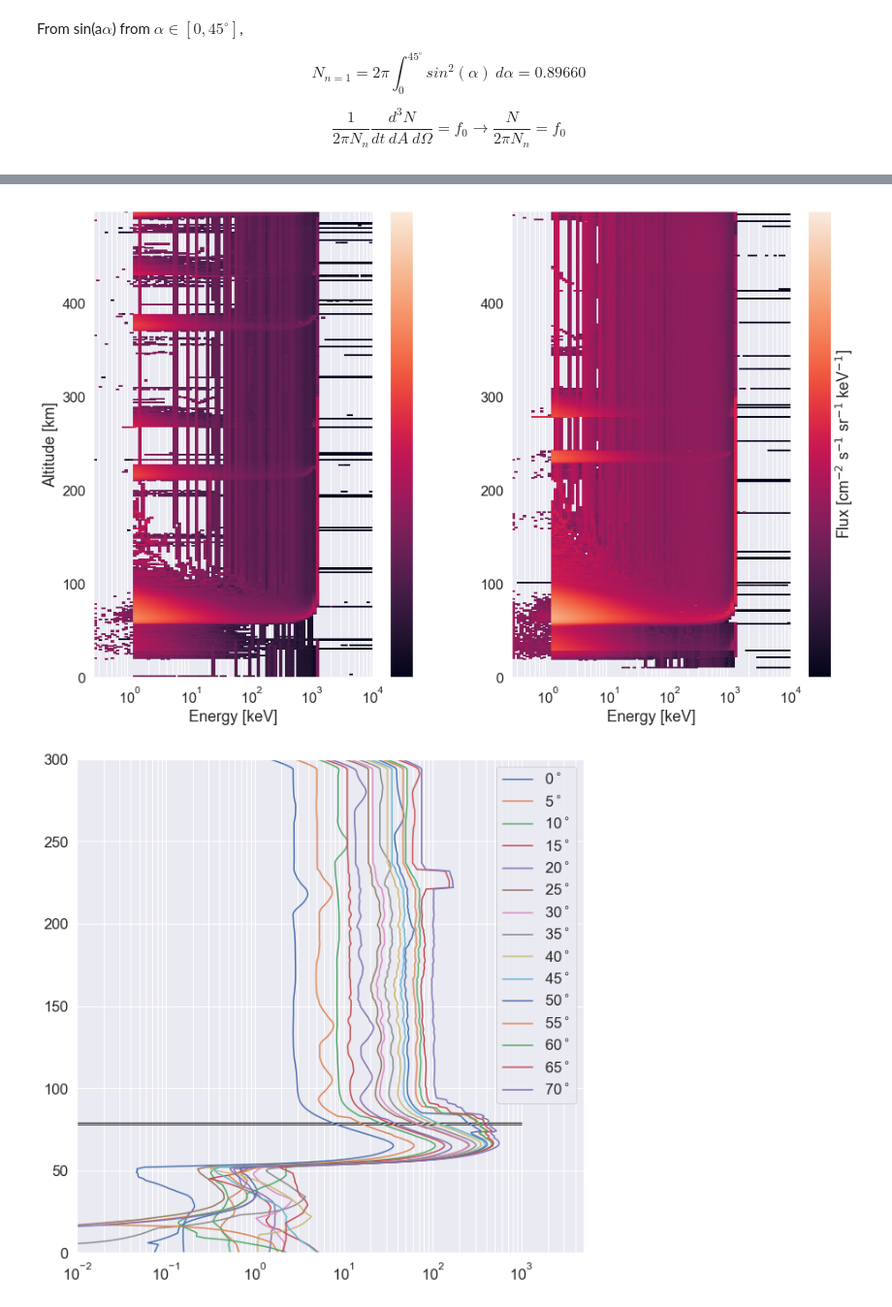
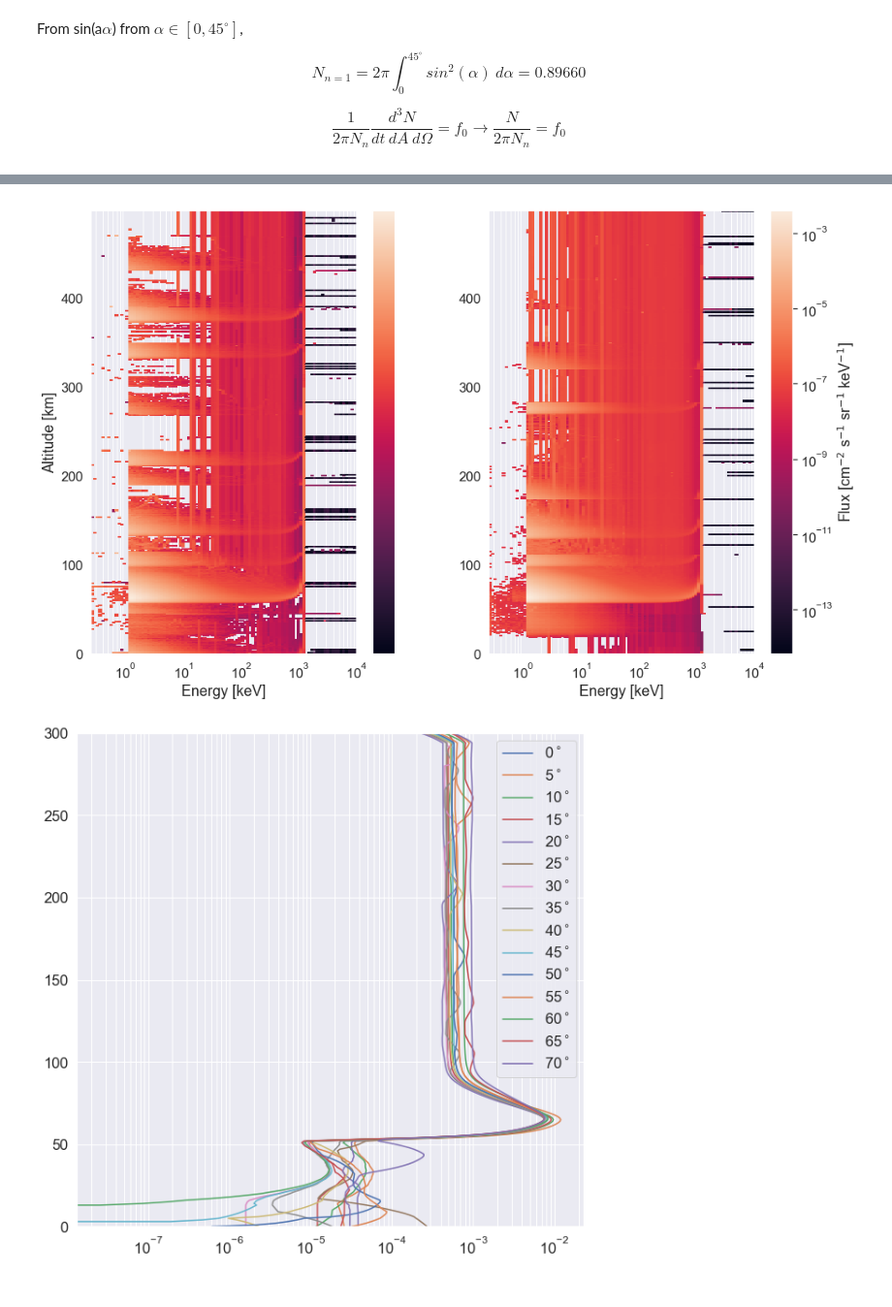
Before and after one commit to GrantBerland/Geant4_Atmospheric_EPP, a Jupyter notebook: analysis/build_table_PAD_test2.ipynb, the cells around one changed output, grey strips where cells are left out. Shown: that part at 97% size. Saved outputs shown, nothing was run; the diff lists cells and outputs as text; code cells hidden in the pictures.

```diff
--- a/analysis/build_table_PAD_test2.ipynb
+++ b/analysis/build_table_PAD_test2.ipynb
@@ -267,15 +280,14 @@ for i in range(0, ang_end, 5):
     else:
         label = None
     plt.semilogx(savgol_filter(D_mono[('photon', 'ioni', energy, i)][0] +
-                               D_mono[('electron', 'ioni', energy, i)][0], 1, 0), h,
+                               D_mono[('electron', 'ioni', energy, i)][0], 1, 0) /
+                 (1e4 * 2 * np.pi *np.sin(np.deg2rad(i))), h, '.-',
                  label=label, linewidth=0.75)
-
-    print("%.0f deg ~ %.3f keV/part" % (i, np.sum(D_mono[('photon', 'ioni', energy, i)][0])/1e4))
 
 
 plt.legend();
 plt.yscale('log')
-plt.ylim(1e1, 300)
+plt.ylim(1.5e1, 150)
 #plt.yscale('log')
 #plt.ylim([1e1, 300]);
 #plt.xlim([1e-6, 1e4]);
@@ -301,38 +298,42 @@ plt.xlabel('Deposited Energy [keV/km]');
 # %%
 from matplotlib.colors import LogNorm
 
 X,Y = np.meshgrid(Earray, h);
 
 
+ang1 = 0
+
 plt.figure(figsize=(16,10));
 plt.subplot(1,2,1); plt.grid(True, which='both')
-plt.pcolormesh(X, Y, D_mono[('electron', 'spectra', 1000, 0)][0],
-               norm=LogNorm(), vmin=1e-6, vmax=1e4);
+plt.pcolormesh(X, Y, D_mono[('electron', 'spectra', 1000, ang1)][0] /
+               (1e4 * 2 * np.pi * np.sin(np.rad2deg(i))),
+               norm=LogNorm());
 plt.colorbar();
 plt.xscale('log');
 plt.xlabel('Energy [keV]');
 plt.ylabel('Altitude [km]');
 
+ang2 = 35
+
 plt.subplot(1,2,2); plt.grid(True, which='both')
-plt.pcolormesh(X, Y, D_mono[('electron', 'spectra', 1000, 35)][0],
-               norm=LogNorm(), vmin=1e-6, vmax=1e4);
+plt.pcolormesh(X, Y, D_mono[('electron', 'spectra', 1000, ang2)][0] /
+               (1e4 * 2 * np.pi * np.sin(np.rad2deg(ang2))),
+               norm=LogNorm());
 plt.colorbar(label='Flux [cm$^{-2}$ s$^{-1}$ sr$^{-1}$ keV$^{-1}$]');
 plt.xscale('log');
 plt.xlabel('Energy [keV]');
 
 plt.figure(figsize=(10,10)); plt.grid(True, which='both')
 for i in range(0, ang_end, 5):
-    plt.plot(savgol_filter(np.trapz(D_mono[('electron', 'spectra', 1000, i)][0], x=Earray), 11, 1),
+    plt.plot(savgol_filter(np.trapz(D_mono[('electron', 'spectra', 1000, i)][0], x=Earray), 11, 1)
+             / (1e4 * 2 * np.pi * np.sin(np.deg2rad(i))),
              h, label='%.0f$^\circ$' % i)
 
-plt.hlines(79, 1e-2, 1e3, linewidth=1)
-
-plt.hlines(78, 1e-2, 1e3, linewidth=1)
+#plt.hlines(79, 1e-2, 1e3, linewidth=1)
+#plt.hlines(78, 1e-2, 1e3, linewidth=1)
 plt.xscale('log');
 plt.ylim(0, 300);
-#plt.ylim(0, 100)
-plt.xlim(1e-2, 5e3);
 plt.legend();
 # %% [output]
-[figure, old version]
+[figure, new version]
-[figure, old version]
+[figure, new version]
```
Also changed, not shown: parts of 5 cells of this notebook, 9 other files.
